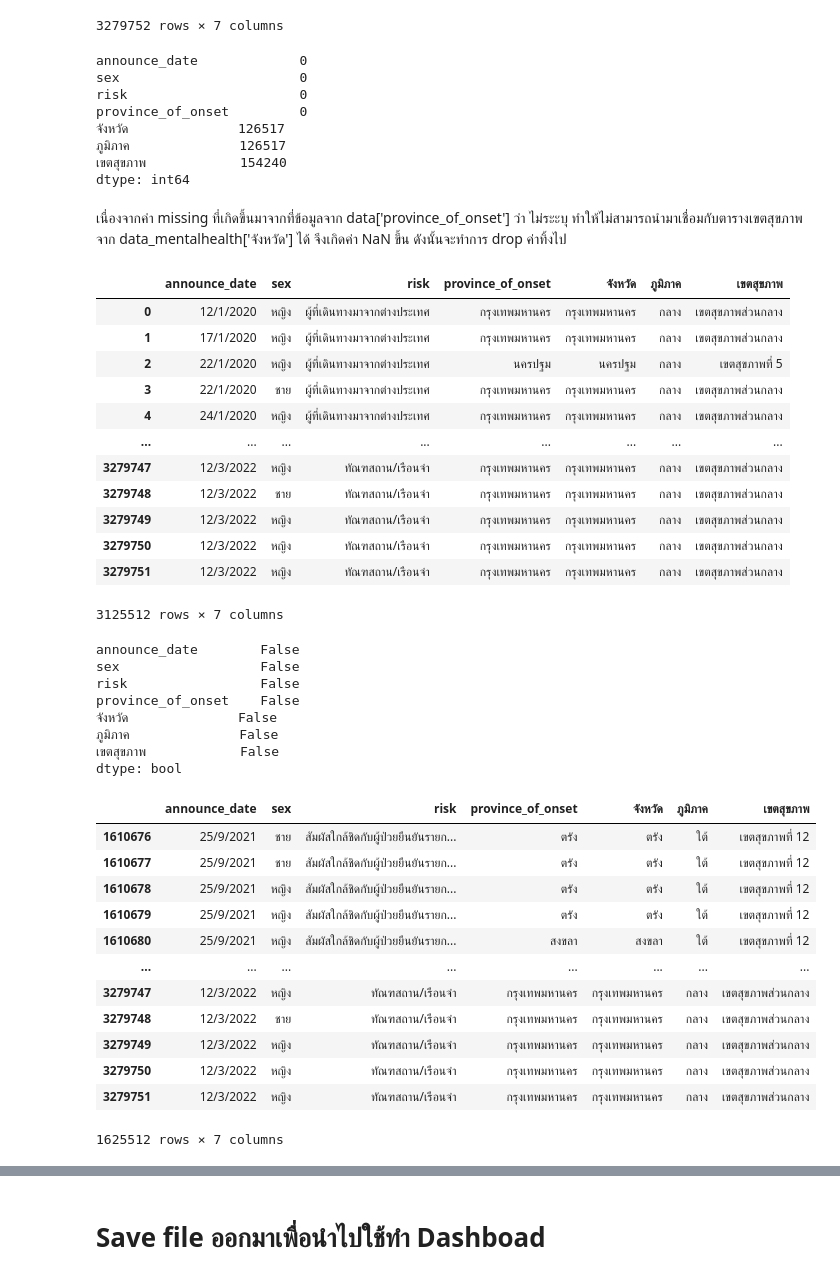
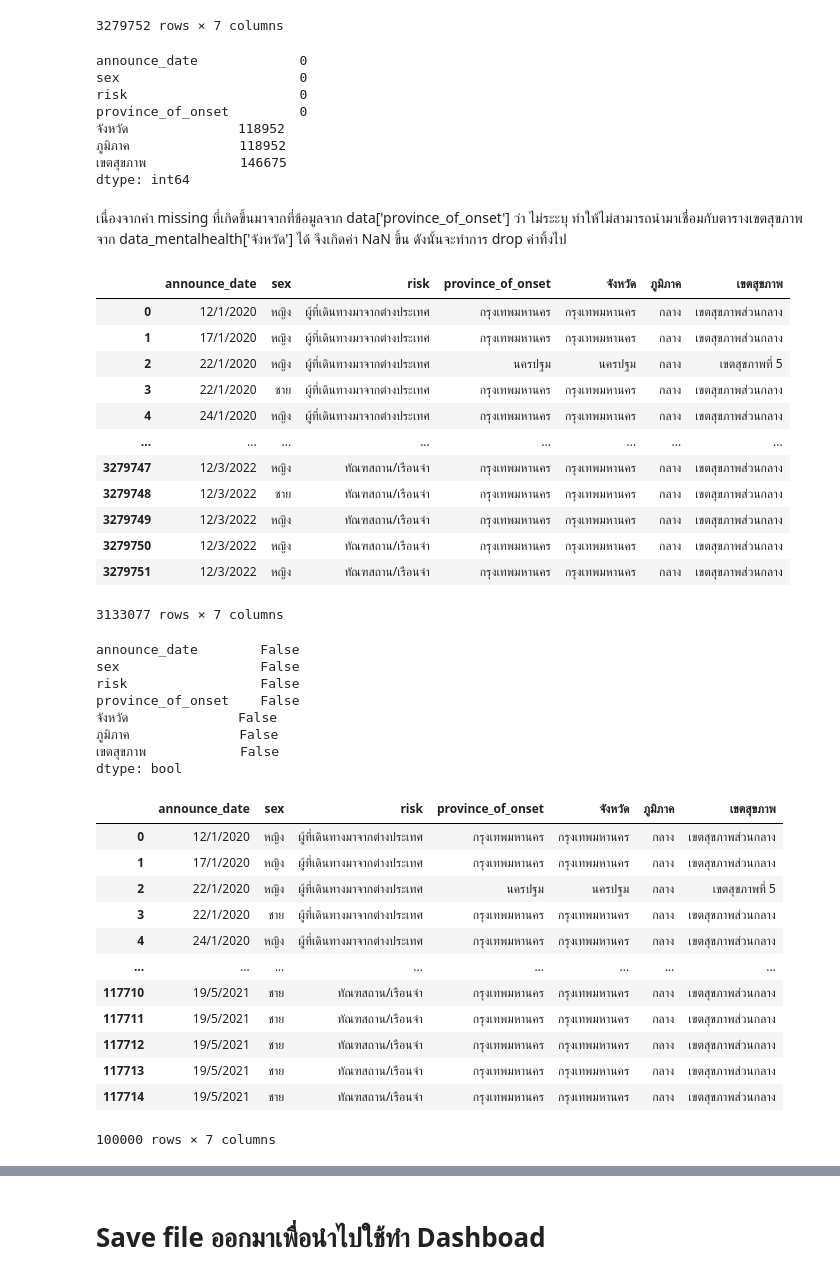
Before and after one commit to kittimaxz/data_viz_2022, a Jupyter notebook: Project.ipynb, the cells around one changed output, grey strips where cells are left out. Saved outputs shown, nothing was run; the diff lists cells and outputs as text; code cells hidden in the pictures.

```diff
--- a/Project.ipynb
+++ b/Project.ipynb
@@ -874,7 +874,9 @@ data_covid['province_of_onset'].replace({'กาญจบุรี':'กาญ
                             'ประจวบคีรีขันธ์ ':'ประจวบคีรีขันธ์',
                             '\xa0สมุทรสาคร':'สมุทรสาคร',
                             'อุุดรธานี':'อุดรธานี',
-                            'กําแพงเพชร':'กำแพงเพชร'}, inplace=True)
+                            'กําแพงเพชร':'กำแพงเพชร',
+                            'หนองบัวลําภู':'หนองบัวลำภู',
+                            'อํานาจเจริญ':'อํานาจเจริญ'}, inplace=True)
 # %%
 set(data_covid['province_of_onset'])
 # %% [output]
@@ -1022,9 +1024,9 @@ announce_date             0
 sex                       0
 risk                      0
 province_of_onset         0
-จังหวัด              126517
-ภูมิภาค              126517
-เขตสุขภาพ            154240
+จังหวัด              118952
+ภูมิภาค              118952
+เขตสุขภาพ            146675
 dtype: int64
 # %% [markdown]
 เนื่องจากค่า missing ที่เกิดขึ้นมาจากที่ข้อมูลจาก data['province_of_onset'] ว่า ไม่ระะบุ ทำให้ไม่สามารถนำมาเชื่อมกับตารางเขตสุขภาพจาก data_mentalhealth['จังหวัด'] ได้ จึงเกิดค่า NaN ขึ้น ดังนั้นจะทำการ drop ค่าทิ้งไป
@@ -1044,7 +1046,7 @@ data_project
 | 3279749 | 12/3/2022 | หญิง | ทัณฑสถาน/เรือนจำ | กรุงเทพมหานคร | กรุงเทพมหานคร | กลาง | เขตสุขภาพส่วนกลาง |
 | 3279750 | 12/3/2022 | หญิง | ทัณฑสถาน/เรือนจำ | กรุงเทพมหานคร | กรุงเทพมหานคร | กลาง | เขตสุขภาพส่วนกลาง |
 | 3279751 | 12/3/2022 | หญิง | ทัณฑสถาน/เรือนจำ | กรุงเทพมหานคร | กรุงเทพมหานคร | กลาง | เขตสุขภาพส่วนกลาง |
-3125512 rows × 7 columns
+3133077 rows × 7 columns
 # %%
 data_project.isnull().any() # เช็คดูค่า missing
 # %% [output]
@@ -1057,19 +1059,19 @@ province_of_onset    False
 เขตสุขภาพ            False
 dtype: bool
 # %%
-data_dashboard = data_project.iloc[1500000:,:]
+data_dashboard = data_project.iloc[:100000,:]
 data_dashboard
 # %% [output]
 |  | announce_date | sex | risk | province_of_onset | จังหวัด | ภูมิภาค | เขตสุขภาพ |
-| 1610676 | 25/9/2021 | ชาย | สัมผัสใกล้ชิดกับผู้ป่วยยืนยันรายก... | ตรัง | ตรัง | ใต้ | เขตสุขภาพที่ 12 |
-| 1610677 | 25/9/2021 | ชาย | สัมผัสใกล้ชิดกับผู้ป่วยยืนยันรายก... | ตรัง | ตรัง | ใต้ | เขตสุขภาพที่ 12 |
-| 1610678 | 25/9/2021 | หญิง | สัมผัสใกล้ชิดกับผู้ป่วยยืนยันรายก... | ตรัง | ตรัง | ใต้ | เขตสุขภาพที่ 12 |
-| 1610679 | 25/9/2021 | หญิง | สัมผัสใกล้ชิดกับผู้ป่วยยืนยันรายก... | ตรัง | ตรัง | ใต้ | เขตสุขภาพที่ 12 |
-| 1610680 | 25/9/2021 | หญิง | สัมผัสใกล้ชิดกับผู้ป่วยยืนยันรายก... | สงขลา | สงขลา | ใต้ | เขตสุขภาพที่ 12 |
+| 0 | 12/1/2020 | หญิง | ผู้ที่เดินทางมาจากต่างประเทศ | กรุงเทพมหานคร | กรุงเทพมหานคร | กลาง | เขตสุขภาพส่วนกลาง |
+| 1 | 17/1/2020 | หญิง | ผู้ที่เดินทางมาจากต่างประเทศ | กรุงเทพมหานคร | กรุงเทพมหานคร | กลาง | เขตสุขภาพส่วนกลาง |
+| 2 | 22/1/2020 | หญิง | ผู้ที่เดินทางมาจากต่างประเทศ | นครปฐม | นครปฐม | กลาง | เขตสุขภาพที่ 5 |
+| 3 | 22/1/2020 | ชาย | ผู้ที่เดินทางมาจากต่างประเทศ | กรุงเทพมหานคร | กรุงเทพมหานคร | กลาง | เขตสุขภาพส่วนกลาง |
+| 4 | 24/1/2020 | หญิง | ผู้ที่เดินทางมาจากต่างประเทศ | กรุงเทพมหานคร | กรุงเทพมหานคร | กลาง | เขตสุขภาพส่วนกลาง |
 | ... | ... | ... | ... | ... | ... | ... | ... |
-| 3279747 | 12/3/2022 | หญิง | ทัณฑสถาน/เรือนจำ | กรุงเทพมหานคร | กรุงเทพมหานคร | กลาง | เขตสุขภาพส่วนกลาง |
-| 3279748 | 12/3/2022 | ชาย | ทัณฑสถาน/เรือนจำ | กรุงเทพมหานคร | กรุงเทพมหานคร | กลาง | เขตสุขภาพส่วนกลาง |
-| 3279749 | 12/3/2022 | หญิง | ทัณฑสถาน/เรือนจำ | กรุงเทพมหานคร | กรุงเทพมหานคร | กลาง | เขตสุขภาพส่วนกลาง |
-| 3279750 | 12/3/2022 | หญิง | ทัณฑสถาน/เรือนจำ | กรุงเทพมหานคร | กรุงเทพมหานคร | กลาง | เขตสุขภาพส่วนกลาง |
-| 3279751 | 12/3/2022 | หญิง | ทัณฑสถาน/เรือนจำ | กรุงเทพมหานคร | กรุงเทพมหานคร | กลาง | เขตสุขภาพส่วนกลาง |
+| 117710 | 19/5/2021 | ชาย | ทัณฑสถาน/เรือนจำ | กรุงเทพมหานคร | กรุงเทพมหานคร | กลาง | เขตสุขภาพส่วนกลาง |
+| 117711 | 19/5/2021 | ชาย | ทัณฑสถาน/เรือนจำ | กรุงเทพมหานคร | กรุงเทพมหานคร | กลาง | เขตสุขภาพส่วนกลาง |
+| 117712 | 19/5/2021 | ชาย | ทัณฑสถาน/เรือนจำ | กรุงเทพมหานคร | กรุงเทพมหานคร | กลาง | เขตสุขภาพส่วนกลาง |
+| 117713 | 19/5/2021 | ชาย | ทัณฑสถาน/เรือนจำ | กรุงเทพมหานคร | กรุงเทพมหานคร | กลาง | เขตสุขภาพส่วนกลาง |
+| 117714 | 19/5/2021 | ชาย | ทัณฑสถาน/เรือนจำ | กรุงเทพมหานคร | กรุงเทพมหานคร | กลาง | เขตสุขภาพส่วนกลาง |
-1625512 rows × 7 columns
+100000 rows × 7 columns
```
Also changed, not shown: parts of 9 cells of this notebook.
